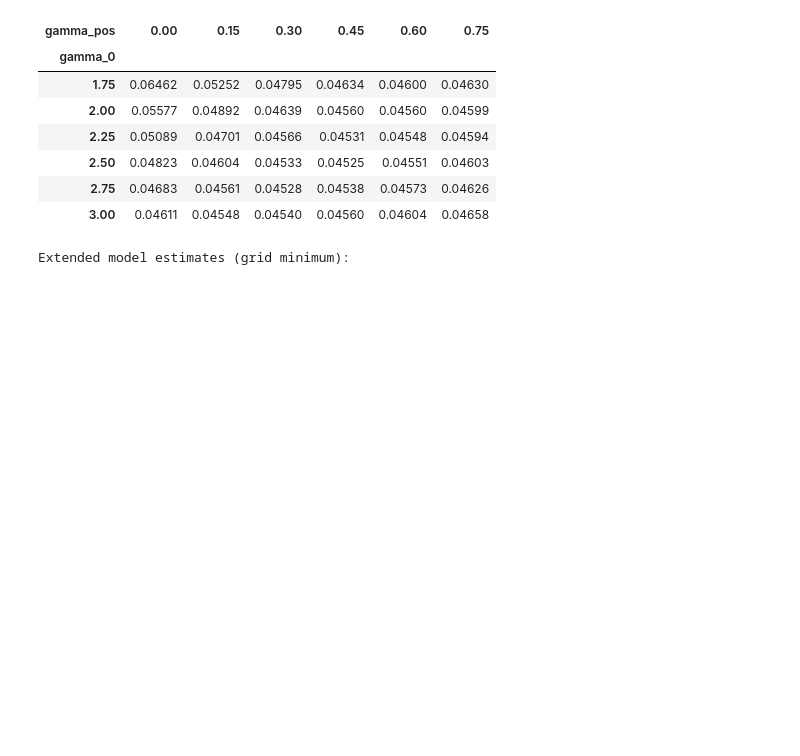
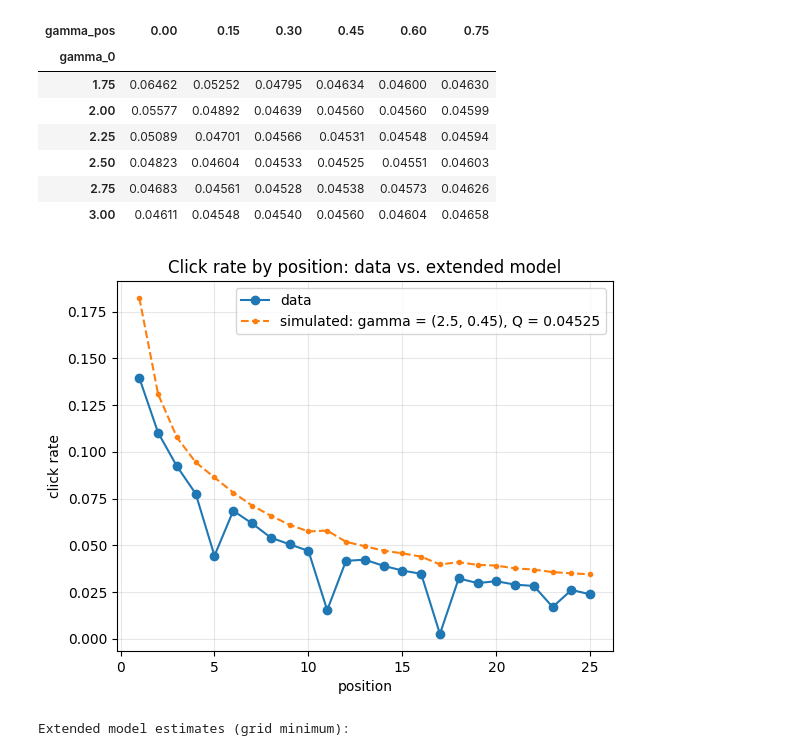
Before and after one commit to SofusGM/aio_2026, a Jupyter notebook: project_two/estimating_models.ipynb, the cells around one changed output. Drawn from its saved outputs; the diff is of its cells as text; code cells hidden in the pictures; blank space fills up the shorter version.

```diff
--- a/project_two/estimating_models.ipynb
+++ b/project_two/estimating_models.ipynb
@@ -142,6 +144,16 @@ def grid_search(X_, theta_, a_data_, eps_draws_):
         Q = ((a_data_ - a_bar) ** 2).mean()
         rows.append({'gamma_0': g0, 'gamma_pos': gp, 'Q': Q})
     return pd.DataFrame(rows)
+
+def sim_click_rate(theta_, X_, g0, gp, eps_draws_):
+    """Simulated click rate by position at gamma = (g0, gp), conditioning on >= 1 search per session."""
+    gamma = gamma_from(g0, gp)
+    beta = theta_ + gamma
+    a_sim = pd.concat([simulated_searches(X_ @ beta, X_ @ gamma, eps, seed=3 + r)
+                       for r, eps in enumerate(eps_draws_)], axis=1).astype(float)
+    any_search = a_sim.groupby(level='i').transform('max')
+    a_bar = (a_sim * any_search).sum(axis=1) / any_search.sum(axis=1)
+    return a_bar.groupby(level='j').mean()
 # %% [markdown]
 # Baseline model
 Random-ranking data, log position.
@@ -347,6 +359,26 @@ Grid, Q(gamma):
 | 2.50 | 0.04823 | 0.04604 | 0.04533 | 0.04525 | 0.04551 | 0.04603 |
 | 2.75 | 0.04683 | 0.04561 | 0.04528 | 0.04538 | 0.04573 | 0.04626 |
 | 3.00 | 0.04611 | 0.04548 | 0.04540 | 0.04560 | 0.04604 | 0.04658 |
+# %%
+### Click rate by position: data vs. extended model at the grid minimum
+click_file = RES / 'click_fit.csv'
+if RUN_GRID or not click_file.exists():
+    click_sim = sim_click_rate(theta_hat, X_ext, gamma_0_hat, gamma_pos_hat, eps_draws)  # R simulations: about a minute
+    click_sim.to_csv(click_file)
+else:
+    click_sim = pd.read_csv(click_file, index_col=0).squeeze('columns')
+
+a_data.groupby(level='j').mean().loc[1:25].plot(marker='o', label='data')
+click_sim.loc[1:25].plot(
+    ls='--', marker='.',
+    label=f"simulated: gamma = ({gamma_0_hat:g}, {gamma_pos_hat:g}), Q = {best['Q']:.5f}")
+plt.xlabel('position'); plt.ylabel('click rate')
+plt.title('Click rate by position: data vs. extended model')
+plt.legend(); plt.grid(alpha=0.3)
+plt.savefig(RES / 'click_fit.pdf', bbox_inches='tight')
+plt.show()
+# %% [output]
+[figure, added]
 # %%
 print('Extended model estimates (grid minimum):')
 display(pd.DataFrame({'theta (baseline)': theta_hat, 'gamma (search cost)': gamma_hat, 'beta (taste)': beta_hat}).round(3))
```
Also changed, not shown: parts of 3 cells of this notebook, 2 other files.
